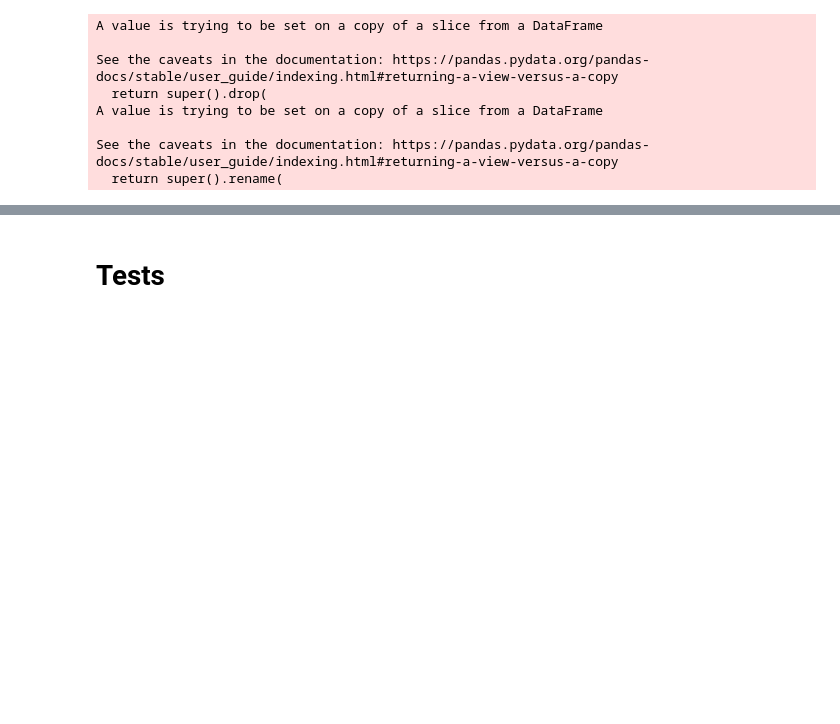
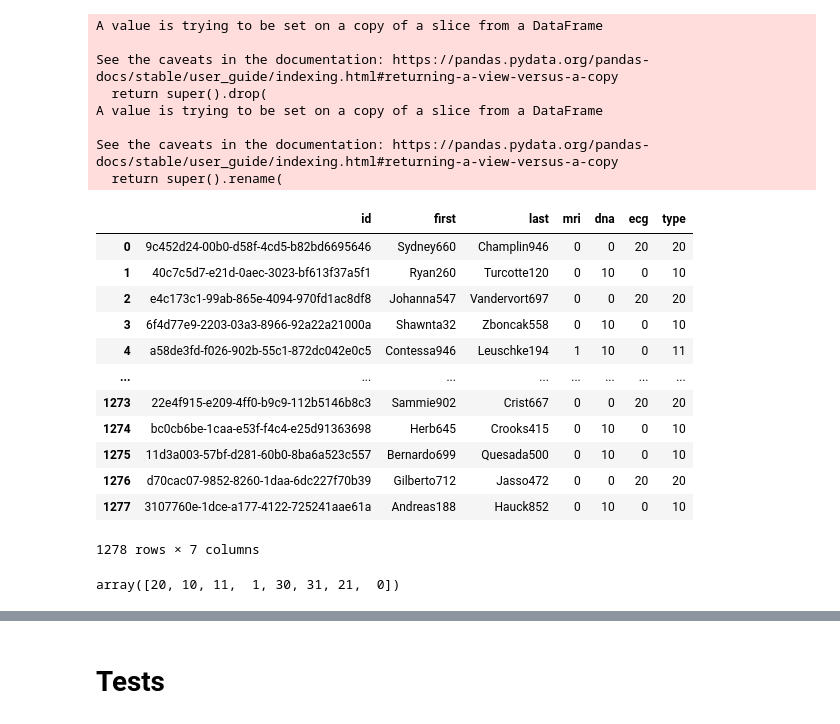
Before and after one commit to multimodal-healthcare/fusion, a Jupyter notebook: notebooks/01_coherent_clean.ipynb, the cells around one changed output, grey strips where cells are left out. Saved outputs shown, nothing was run; the diff lists cells and outputs as text; code cells hidden in the pictures; blank space fills up the shorter version.

Commit message:
added modality type codes

```diff
--- a/notebooks/01_coherent_clean.ipynb
+++ b/notebooks/01_coherent_clean.ipynb
@@ -164,3 +157,25 @@ A value is trying to be set on a copy of a slice from a DataFrame
 
 See the caveats in the documentation: https://pandas.pydata.org/pandas-docs/stable/user_guide/indexing.html#returning-a-view-versus-a-copy
   return super().rename(
+# %%
+modalities = pd.read_csv(f"{COHERENT_DATA_STORE}/modalities.csv")
+# %%
+modalities
+# %% [output]
+|  | id | first | last | mri | dna | ecg | type |
+| 0 | 9c452d24-00b0-d58f-4cd5-b82bd6695646 | Sydney660 | Champlin946 | 0 | 0 | 20 | 20 |
+| 1 | 40c7c5d7-e21d-0aec-3023-bf613f37a5f1 | Ryan260 | Turcotte120 | 0 | 10 | 0 | 10 |
+| 2 | e4c173c1-99ab-865e-4094-970fd1ac8df8 | Johanna547 | Vandervort697 | 0 | 0 | 20 | 20 |
+| 3 | 6f4d77e9-2203-03a3-8966-92a22a21000a | Shawnta32 | Zboncak558 | 0 | 10 | 0 | 10 |
+| 4 | a58de3fd-f026-902b-55c1-872dc042e0c5 | Contessa946 | Leuschke194 | 1 | 10 | 0 | 11 |
+| ... | ... | ... | ... | ... | ... | ... | ... |
+| 1273 | 22e4f915-e209-4ff0-b9c9-112b5146b8c3 | Sammie902 | Crist667 | 0 | 0 | 20 | 20 |
+| 1274 | bc0cb6be-1caa-e53f-f4c4-e25d91363698 | Herb645 | Crooks415 | 0 | 10 | 0 | 10 |
+| 1275 | 11d3a003-57bf-d281-60b0-8ba6a523c557 | Bernardo699 | Quesada500 | 0 | 10 | 0 | 10 |
+| 1276 | d70cac07-9852-8260-1daa-6dc227f70b39 | Gilberto712 | Jasso472 | 0 | 0 | 20 | 20 |
+| 1277 | 3107760e-1dce-a177-4122-725241aae61a | Andreas188 | Hauck852 | 0 | 10 | 0 | 10 |
+1278 rows × 7 columns
+# %%
+modalities.type.unique()
+# %% [output]
+array([20, 10, 11,  1, 30, 31, 21,  0])
```
Also changed, not shown: parts of 44 cells of this notebook.
